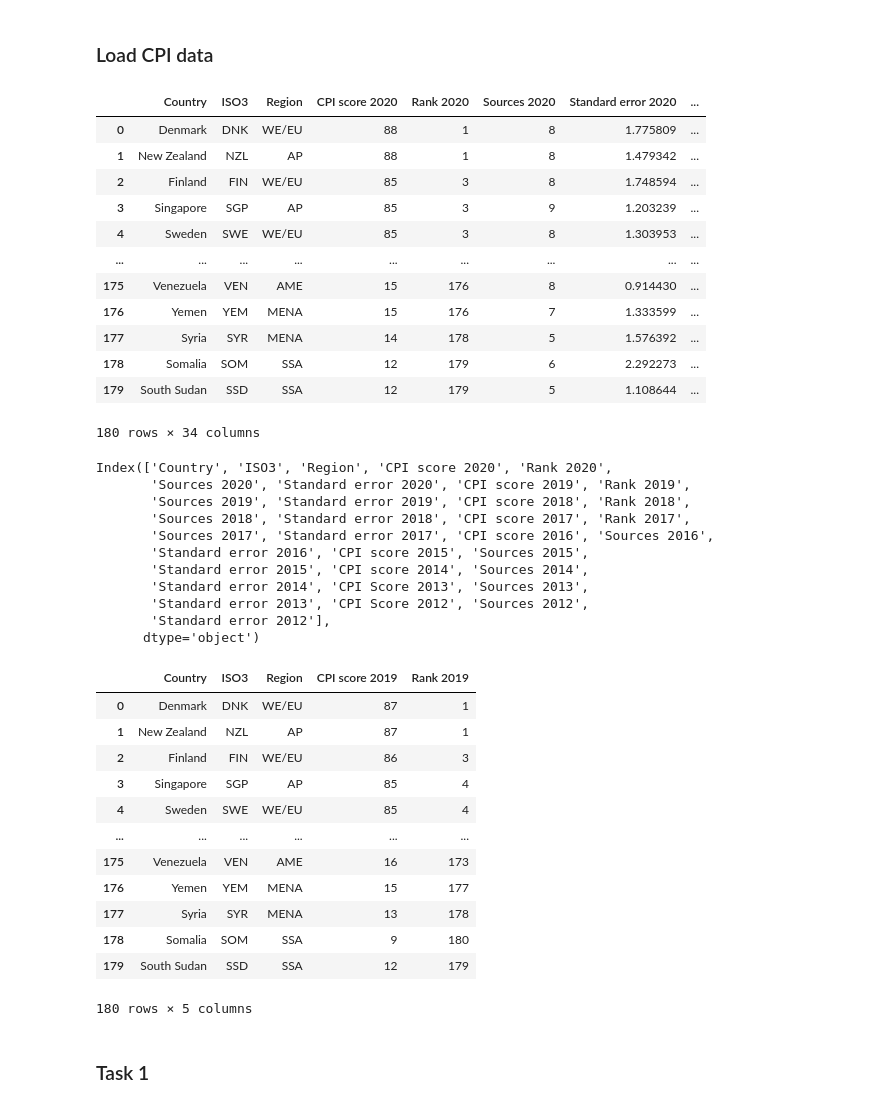
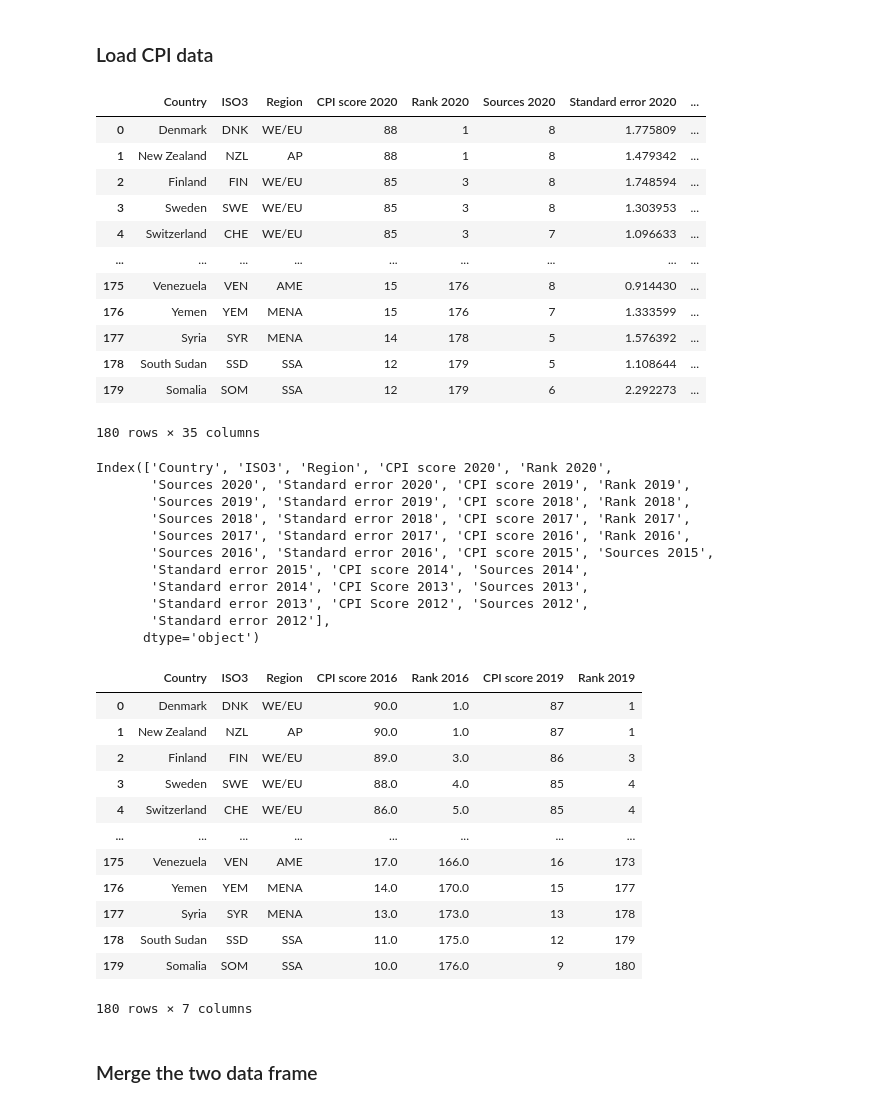
Before and after one commit to ASerfozo/CEU_Python, a Jupyter notebook: Term_Project.ipynb, the cells around one changed output. Cells and saved outputs as stored; diff of their text form; code cells hidden in the pictures.

Commit message:
merging the two data frames

```diff
--- a/Term_Project.ipynb
+++ b/Term_Project.ipynb
@@ -142,22 +233,22 @@ hdi_df
 # %% [markdown]
 ### Load CPI data
 # %%
-cpi_df = pd.read_csv('CPI_2020.csv')
+cpi_df = pd.read_csv('CPI_2020_v2.csv')
 cpi_df
 # %% [output]
 |  | Country | ISO3 | Region | CPI score 2020 | Rank 2020 | Sources 2020 | Standard error 2020 | ... |
 | 0 | Denmark | DNK | WE/EU | 88 | 1 | 8 | 1.775809 | ... |
 | 1 | New Zealand | NZL | AP | 88 | 1 | 8 | 1.479342 | ... |
 | 2 | Finland | FIN | WE/EU | 85 | 3 | 8 | 1.748594 | ... |
-| 3 | Singapore | SGP | AP | 85 | 3 | 9 | 1.203239 | ... |
-| 4 | Sweden | SWE | WE/EU | 85 | 3 | 8 | 1.303953 | ... |
+| 3 | Sweden | SWE | WE/EU | 85 | 3 | 8 | 1.303953 | ... |
+| 4 | Switzerland | CHE | WE/EU | 85 | 3 | 7 | 1.096633 | ... |
 | ... | ... | ... | ... | ... | ... | ... | ... | ... |
 | 175 | Venezuela | VEN | AME | 15 | 176 | 8 | 0.914430 | ... |
 | 176 | Yemen | YEM | MENA | 15 | 176 | 7 | 1.333599 | ... |
 | 177 | Syria | SYR | MENA | 14 | 178 | 5 | 1.576392 | ... |
-| 178 | Somalia | SOM | SSA | 12 | 179 | 6 | 2.292273 | ... |
-| 179 | South Sudan | SSD | SSA | 12 | 179 | 5 | 1.108644 | ... |
+| 178 | South Sudan | SSD | SSA | 12 | 179 | 5 | 1.108644 | ... |
+| 179 | Somalia | SOM | SSA | 12 | 179 | 6 | 2.292273 | ... |
-180 rows × 34 columns
+180 rows × 35 columns
 # %%
 cpi_df.columns
 # %% [output]
@@ -165,29 +256,29 @@ Index(['Country', 'ISO3', 'Region', 'CPI score 2020', 'Rank 2020',
        'Sources 2020', 'Standard error 2020', 'CPI score 2019', 'Rank 2019',
        'Sources 2019', 'Standard error 2019', 'CPI score 2018', 'Rank 2018',
        'Sources 2018', 'Standard error 2018', 'CPI score 2017', 'Rank 2017',
-       'Sources 2017', 'Standard error 2017', 'CPI score 2016', 'Sources 2016',
-       'Standard error 2016', 'CPI score 2015', 'Sources 2015',
+       'Sources 2017', 'Standard error 2017', 'CPI score 2016', 'Rank 2016',
+       'Sources 2016', 'Standard error 2016', 'CPI score 2015', 'Sources 2015',
        'Standard error 2015', 'CPI score 2014', 'Sources 2014',
        'Standard error 2014', 'CPI Score 2013', 'Sources 2013',
        'Standard error 2013', 'CPI Score 2012', 'Sources 2012',
        'Standard error 2012'],
       dtype='object')
 # %%
-cpi_df = cpi_df[['Country','ISO3','Region','CPI score 2019','Rank 2019']]
+cpi_df = cpi_df[['Country','ISO3','Region','CPI score 2016','Rank 2016','CPI score 2019','Rank 2019']]
 cpi_df
 # %% [output]
-|  | Country | ISO3 | Region | CPI score 2019 | Rank 2019 |
-| 0 | Denmark | DNK | WE/EU | 87 | 1 |
-| 1 | New Zealand | NZL | AP | 87 | 1 |
-| 2 | Finland | FIN | WE/EU | 86 | 3 |
-| 3 | Singapore | SGP | AP | 85 | 4 |
-| 4 | Sweden | SWE | WE/EU | 85 | 4 |
-| ... | ... | ... | ... | ... | ... |
-| 175 | Venezuela | VEN | AME | 16 | 173 |
-| 176 | Yemen | YEM | MENA | 15 | 177 |
-| 177 | Syria | SYR | MENA | 13 | 178 |
-| 178 | Somalia | SOM | SSA | 9 | 180 |
-| 179 | South Sudan | SSD | SSA | 12 | 179 |
+|  | Country | ISO3 | Region | CPI score 2016 | Rank 2016 | CPI score 2019 | Rank 2019 |
+| 0 | Denmark | DNK | WE/EU | 90.0 | 1.0 | 87 | 1 |
+| 1 | New Zealand | NZL | AP | 90.0 | 1.0 | 87 | 1 |
+| 2 | Finland | FIN | WE/EU | 89.0 | 3.0 | 86 | 3 |
+| 3 | Sweden | SWE | WE/EU | 88.0 | 4.0 | 85 | 4 |
+| 4 | Switzerland | CHE | WE/EU | 86.0 | 5.0 | 85 | 4 |
+| ... | ... | ... | ... | ... | ... | ... | ... |
+| 175 | Venezuela | VEN | AME | 17.0 | 166.0 | 16 | 173 |
+| 176 | Yemen | YEM | MENA | 14.0 | 170.0 | 15 | 177 |
+| 177 | Syria | SYR | MENA | 13.0 | 173.0 | 13 | 178 |
+| 178 | South Sudan | SSD | SSA | 11.0 | 175.0 | 12 | 179 |
+| 179 | Somalia | SOM | SSA | 10.0 | 176.0 | 9 | 180 |
-180 rows × 5 columns
+180 rows × 7 columns
-# %% [markdown]
-### Task 1
+# %% [markdown]
+### Merge the two data frame
```
Also changed, not shown: parts of 15 cells of this notebook, 1 other file.
